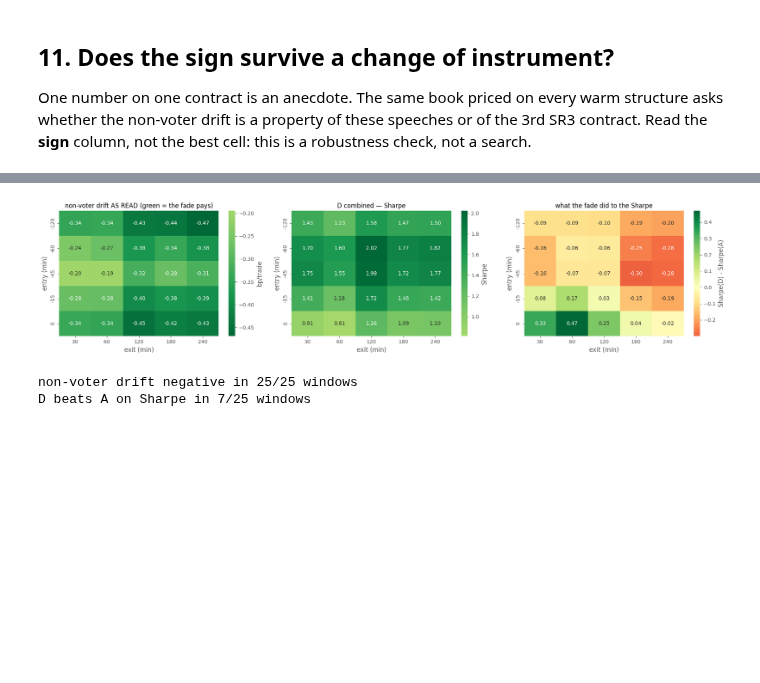
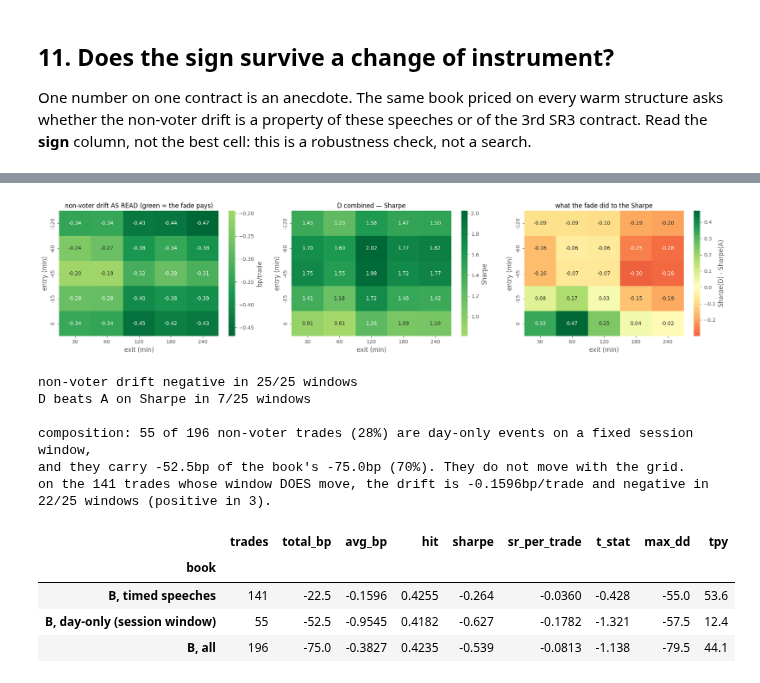
Before and after one commit to yieldcurvemonkey/ARBS, a Jupyter notebook: notebooks/backtests/intraday_fed_hawk_dove/usd_fomc_nonvoter_fade.ipynb, the cells around one changed output, grey strips where cells are left out. Drawn from its saved outputs; the diff is of its cells as text; code cells hidden in the pictures; blank space fills up the shorter version.

```diff
--- a/notebooks/backtests/intraday_fed_hawk_dove/usd_fomc_nonvoter_fade.ipynb
+++ b/notebooks/backtests/intraday_fed_hawk_dove/usd_fomc_nonvoter_fade.ipynb
@@ -692,7 +759,7 @@ INSTRUMENTS = ([{"kind": "outright", "rank": r} for r in WARM] +
                 if s.kind != "outright" and set(s.ranks) <= set(WARM)])
 print(f"warm ranks: {WARM}   instruments priced: {len(INSTRUMENTS)}")
 
-rows = []
+rows, SWEEP, NV_SERIES = [], {}, {}
 for i in INSTRUMENTS:
     nm = i.get("structure") or f"OUT_{i['rank']}"
     ra = HC.run_config(cfg(nm, instrument=i), RAW, MDP).closed
@@ -700,6 +767,9 @@ for i in INSTRUMENTS:
                        RAW, MDP).closed
     rd = HC.run_config(cfg(nm, filters={"voters": "all"}, flip="nonvoters",
                            instrument=i), RAW, MDP).closed
+    SWEEP[f"A:{nm}"] = ra.pnl_bp.to_numpy(float)
+    SWEEP[f"D:{nm}"] = rd.pnl_bp.to_numpy(float)
+    NV_SERIES[nm] = rb.set_index("tag").pnl_bp
     rows.append({"instrument": nm,
                  "A_avg": round(ra.pnl_bp.mean(), 4), "A_t": round(G.summarize(ra)["t_stat"], 2),
                  "nonvoter_avg_as_read": round(rb.pnl_bp.mean(), 4),
@@ -717,6 +787,27 @@ print(f"non-voter drift is negative on {neg}/{len(INST)} instruments — consist
 print(f"...and reaches |t| > 2 on {sig}/{len(INST)} — never")
 print(f"D has a higher Sharpe than A on {better}/{len(INST)}")
 
+# 22 instruments is not 22 observations. They re-price the SAME ~196 events, and the
+# legs are nested, so count how many independent directions there actually are:
+# the participation ratio of the correlation matrix's eigenvalues.
+NVP = pd.DataFrame(NV_SERIES).dropna(how="any")
+Cmat = np.corrcoef(NVP.to_numpy(float).T)
+ev = np.linalg.eigvalsh(Cmat)
+eff = float(ev.sum() ** 2 / (ev ** 2).sum())
+print(f"\ncommon events across all instruments: {len(NVP)}")
+print(f"effective independent dimensions among the {len(INST)} instruments: {eff:.2f} "
+      f"(first eigenvalue carries {ev.max() / ev.sum():.1%})")
+print("so 21/22 is worth about two independent observations, not twenty-two — it says the")
+print("result is not an artefact of picking OUT_3, and nothing more than that.")
+
+# where the fade genuinely helped: Sharpe is annualised by trade count, so a book that
+# trades more can score higher on a THINNER edge. Separate the two.
+INST["D_edge_up"] = INST.D_avg > INST.A_avg
+print(f"\nD's Sharpe beats A's on {better}; D's edge PER TRADE beats A's on "
+      f"{int(INST.D_edge_up.sum())}: {list(INST.index[INST.D_edge_up])}")
+print(f"the difference is annualisation — on {list(INST.index[(INST.D_sharpe > INST.A_sharpe) & ~INST.D_edge_up])} "
+      f"D scores higher while earning less per trade")
+
 fig, ax = plt.subplots(figsize=(15, 4.4))
 x = np.arange(len(INST))
 ax.bar(x - .2, INST.A_sharpe, .4, label="A voters only", color="darkslateblue", alpha=.9)
@@ -757,36 +862,63 @@ negative cell is a window in which the fade would have paid.
 # %%
 ENTRY, EXIT = [-120, -60, -45, -15, 0], [30, 60, 120, 180, 240]
 g_nv = pd.DataFrame(index=ENTRY, columns=EXIT, dtype=float)
+g_nvt = pd.DataFrame(index=ENTRY, columns=EXIT, dtype=float)   # timed speeches only
 g_d = pd.DataFrame(index=ENTRY, columns=EXIT, dtype=float)
 g_a = pd.DataFrame(index=ENTRY, columns=EXIT, dtype=float)
 for e in ENTRY:
     for x in EXIT:
         t = {"entry_offset_min": e, "exit_offset_min": x}
         rb = HC.run_config(cfg("b", filters={"voters": "nonvoters"}, timing=t), RAW, MDP).closed
         rd = HC.run_config(cfg("d", filters={"voters": "all"}, flip="nonvoters", timing=t),
                            RAW, MDP).closed
         ra = HC.run_config(cfg("a", timing=t), RAW, MDP).closed
         g_nv.loc[e, x] = rb.pnl_bp.mean()
+        g_nvt.loc[e, x] = rb[rb.timestamp_source == "forexfactory"].pnl_bp.mean()
         g_d.loc[e, x] = G.summarize(rd)["sharpe"]
         g_a.loc[e, x] = G.summarize(ra)["sharpe"]
+        SWEEP[f"A:{e}|{x}"] = ra.pnl_bp.to_numpy(float)
+        SWEEP[f"D:{e}|{x}"] = rd.pnl_bp.to_numpy(float)
 
 fig, axes = plt.subplots(1, 3, figsize=(19, 4.4))
 sns.heatmap(g_nv.astype(float), annot=True, fmt=".2f", cmap="RdYlGn_r", center=0, ax=axes[0],
             cbar_kws={"label": "bp/trade"})
 axes[0].set_title("non-voter drift AS READ (green = the fade pays)")
 sns.heatmap(g_d.astype(float), annot=True, fmt=".2f", cmap="RdYlGn", center=0, ax=axes[1],
             cbar_kws={"label": "Sharpe"})
 axes[1].set_title("D combined — Sharpe")
 sns.heatmap((g_d - g_a).astype(float), annot=True, fmt=".2f", cmap="RdYlGn", center=0,
             ax=axes[2], cbar_kws={"label": "Sharpe(D) - Sharpe(A)"})
 axes[2].set_title("what the fade did to the Sharpe")
 for a in axes:
     a.set_xlabel("exit (min)"); a.set_ylabel("entry (min)")
 plt.tight_layout(); plt.show()
 
 print(f"non-voter drift negative in {int((g_nv < 0).sum().sum())}/{g_nv.size} windows")
 print(f"D beats A on Sharpe in {int(((g_d - g_a) > 0).sum().sum())}/{g_nv.size} windows")
+
+b_syn = B[B.timestamp_source == "synthetic"]
+b_ff = B[B.timestamp_source == "forexfactory"]
+print(f"\ncomposition: {len(b_syn)} of {len(B)} non-voter trades ({len(b_syn)/len(B):.0%}) are "
+      f"day-only events on a fixed session window,")
+print(f"and they carry {b_syn.pnl_bp.sum():+.1f}bp of the book's {B.pnl_bp.sum():+.1f}bp "
+      f"({b_syn.pnl_bp.sum()/B.pnl_bp.sum():.0%}). They do not move with the grid.")
+print(f"on the {len(b_ff)} trades whose window DOES move, the drift is "
+      f"{b_ff.pnl_bp.mean():+.4f}bp/trade and negative in "
+      f"{int((g_nvt < 0).sum().sum())}/{g_nvt.size} windows "
+      f"(positive in {int((g_nvt > 0).sum().sum())}).")
+display(pd.DataFrame([perf(b_ff, "B, timed speeches"),
+                      perf(b_syn, "B, day-only (session window)"),
+                      perf(B, "B, all")]).set_index("book"))
 # %% [output]
 [figure]
 non-voter drift negative in 25/25 windows
 D beats A on Sharpe in 7/25 windows
+
+composition: 55 of 196 non-voter trades (28%) are day-only events on a fixed session window,
+and they carry -52.5bp of the book's -75.0bp (70%). They do not move with the grid.
+on the 141 trades whose window DOES move, the drift is -0.1596bp/trade and negative in 22/25 windows (positive in 3).
+|  | trades | total_bp | avg_bp | hit | sharpe | sr_per_trade | t_stat | max_dd | tpy |
+| book |  |  |  |  |  |  |  |  |  |
+| B, timed speeches | 141 | -22.5 | -0.1596 | 0.4255 | -0.264 | -0.0360 | -0.428 | -55.0 | 53.6 |
+| B, day-only (session window) | 55 | -52.5 | -0.9545 | 0.4182 | -0.627 | -0.1782 | -1.321 | -57.5 | 12.4 |
+| B, all | 196 | -75.0 | -0.3827 | 0.4235 | -0.539 | -0.0813 | -1.138 | -79.5 | 44.1 |
```
Also changed, not shown: parts of 12 cells of this notebook, 1 other file.
